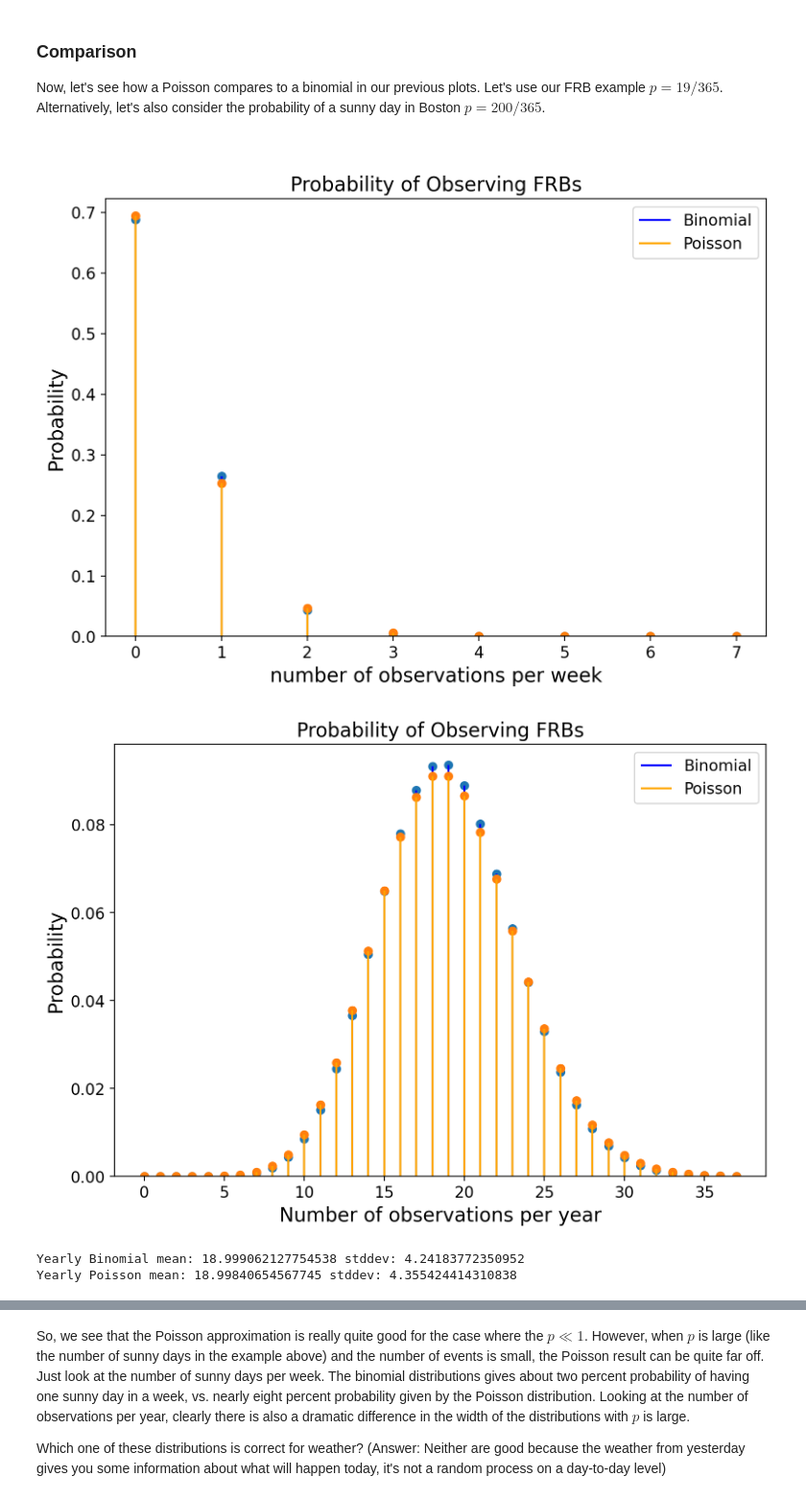
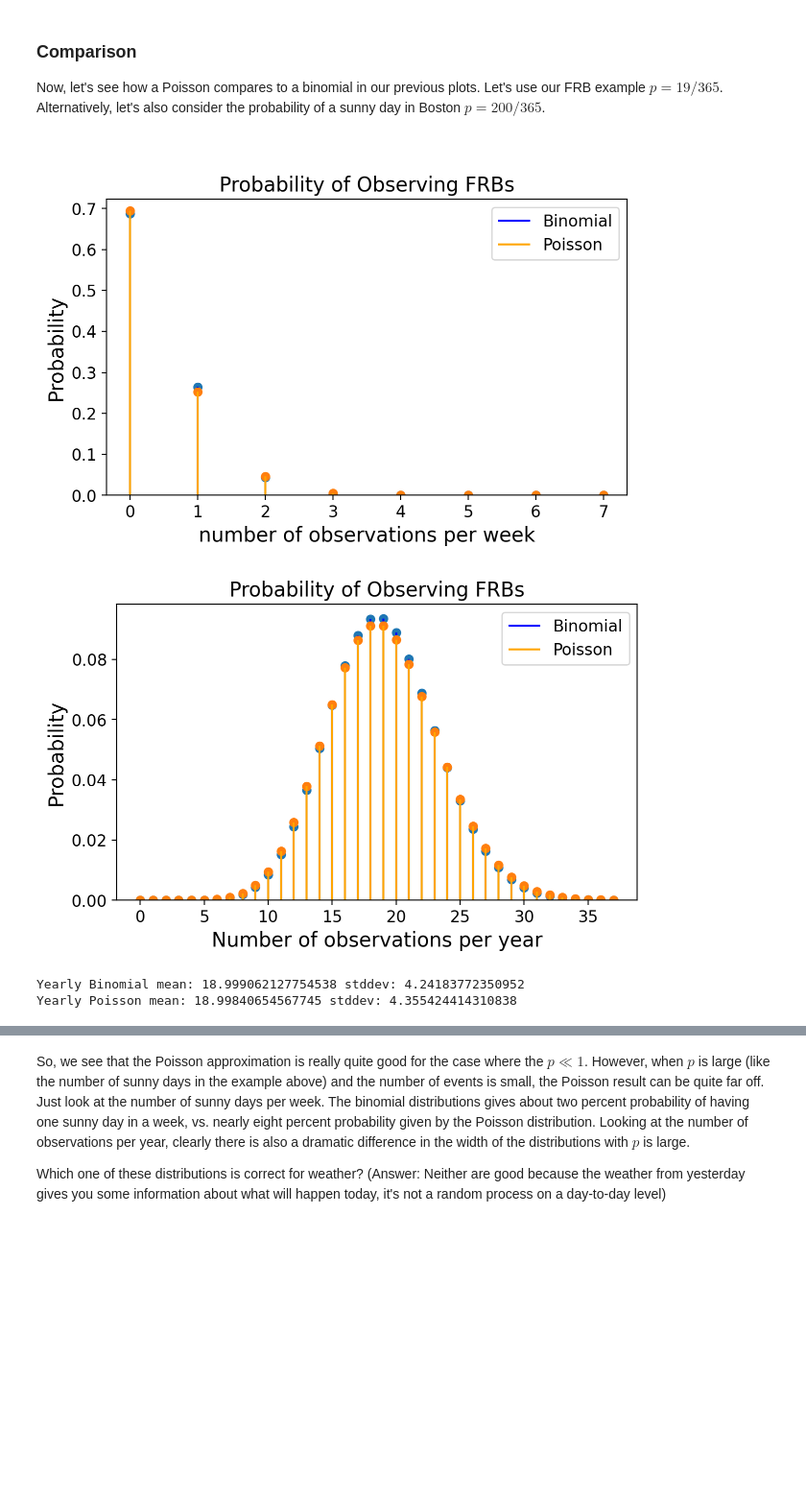
Before and after one commit to mit-physics-data/lectures, a Jupyter notebook: lecture2/8316_L02_MAIN.ipynb, the cells around one changed output, grey strips where cells are left out. Shown at 96% size. Drawn from its saved outputs; the diff is of its cells as text; code cells hidden in the pictures; blank space fills up the shorter version.

```diff
--- a/lecture2/8316_L02_MAIN.ipynb
+++ b/lecture2/8316_L02_MAIN.ipynb
@@ -86,7 +86,7 @@ The following code cell sets default values for figure parameters.
 %config InlineBackend.figure_format = 'retina'
 
 #set default figure parameters
-plt.rcParams['figure.figsize'] = (9,6)
+plt.rcParams['figure.figsize'] = (7,4)
 
 medium_size = 12
 large_size = 15
@@ -892,6 +875,13 @@ Now, let's see how a Poisson compares to a binomial in our previous plots. Let's
 <!--end-block-->
 # %%
 #>>>RUN: L2.3-runcell01
+def plotBinomial(iX,iBinomial,label='Binomial',color='black'):
+    plt.plot(iX,iBinomial,'o')
+    plt.vlines(iX,0, iBinomial,label=label,color=color)
+    plt.ylim(bottom=0)
+    plt.xlabel("Number of observations per year")
+    plt.ylabel("Probability")
+
 
 #Let's make a function for plotting
 def plotWeekYear(p, title=''):
@@ -910,34 +900,34 @@ def plotWeekYear(p, title=''):
 
     n=365
     k=np.arange(0,2*p*n)
     binomial_year=stats.binom.pmf(k,n,p)
     poisson_year=stats.poisson.pmf(k,n*p)#note we give lambda=n*p
     #plotting code
     plt.title(title)
     plotBinomial(k,binomial_year,label='Binomial',color='blue')
     plotBinomial(k,poisson_year,label='Poisson',color='orange')
     plt.legend(loc='upper right')
     plt.show()
 
     average  = np.average(k, weights=binomial_year)
     variance = np.average((k-average)**2, weights=binomial_year)
     print("Yearly Binomial mean:",average,"stddev:",np.sqrt(variance))
 
     average  = np.average(k, weights=poisson_year)
     variance = np.average((k-average)**2, weights=poisson_year)
     print("Yearly Poisson mean:",average,"stddev:",np.sqrt(variance))
     print()
 
 
 #First FRBs
 p=19/365
 plotWeekYear(p, title='Probability of Observing FRBs')
 
 #Now let's do sunny days
 p=200/365
 plotWeekYear(p, title='Probability of Sunny Days in Boston')
 # %% [output]
-[figure, old version]
+[figure, new version]
-[figure, old version]
+[figure, new version]
 Yearly Binomial mean: 18.999062127754538 stddev: 4.24183772350952
 Yearly Poisson mean: 18.99840654567745 stddev: 4.355424414310838
```
Also changed, not shown: parts of 26 cells of this notebook, 1 other file.
